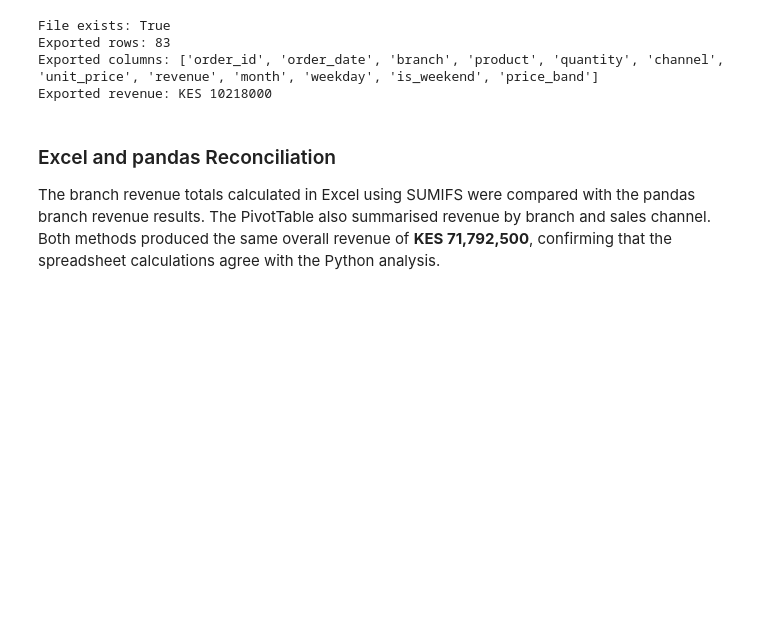
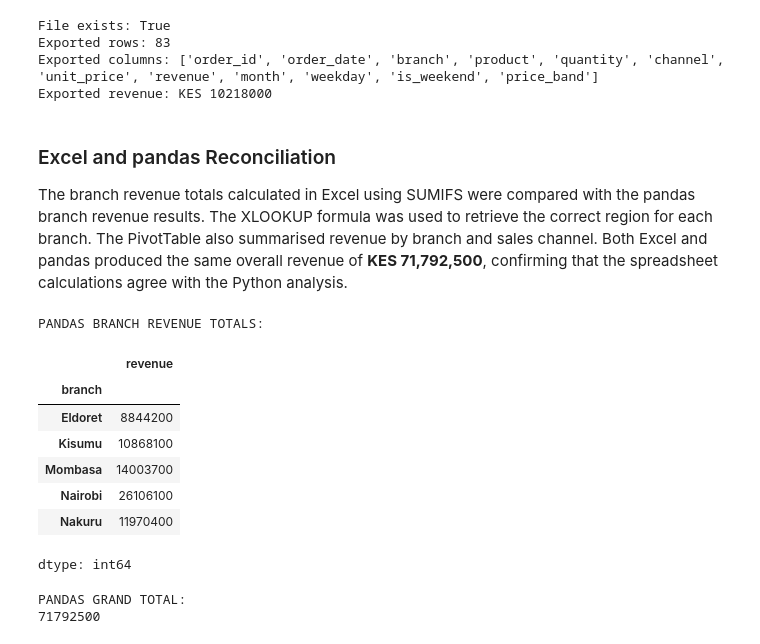
Before and after one commit to gisoresteve-collab/plp-da-a3-duka-sales-and-agent-cleanup, a Jupyter notebook: duka_sales_exploration.ipynb, the cells around one changed output. Saved outputs shown, nothing was run; the diff lists cells and outputs as text; code cells hidden in the pictures; blank space fills up the shorter version.

```diff
--- a/duka_sales_exploration.ipynb
+++ b/duka_sales_exploration.ipynb
@@ -440,7 +483,33 @@ Exported revenue: KES 10218000
 # %% [markdown]
 ### Excel and pandas Reconciliation
 
-The branch revenue totals calculated in Excel using SUMIFS were compared with the pandas branch revenue results. The PivotTable also summarised revenue by branch and sales channel. Both methods produced the same overall revenue of **KES 71,792,500**, confirming that the spreadsheet calculations agree with the Python analysis.
+The branch revenue totals calculated in Excel using SUMIFS were compared with the pandas branch revenue results. The XLOOKUP formula was used to retrieve the correct region for each branch. The PivotTable also summarised revenue by branch and sales channel. Both Excel and pandas produced the same overall revenue of **KES 71,792,500**, confirming that the spreadsheet calculations agree with the Python analysis.
+# %%
+# Verify pandas branch revenue totals
+
+pandas_branch_totals = (
+    sales.groupby("branch")["revenue"]
+    .sum()
+    .sort_index()
+)
+
+print("PANDAS BRANCH REVENUE TOTALS:")
+display(pandas_branch_totals)
+
+print("PANDAS GRAND TOTAL:")
+print(sales["revenue"].sum())
+# %% [output]
+PANDAS BRANCH REVENUE TOTALS:
+|  | revenue |
+| branch |  |
+| Eldoret | 8844200 |
+| Kisumu | 10868100 |
+| Mombasa | 14003700 |
+| Nairobi | 26106100 |
+| Nakuru | 11970400 |
+dtype: int64
+PANDAS GRAND TOTAL:
+71792500
 # %%
 from google.colab import files
 
```
Also changed, not shown: parts of 4 cells of this notebook, 1 other file.
